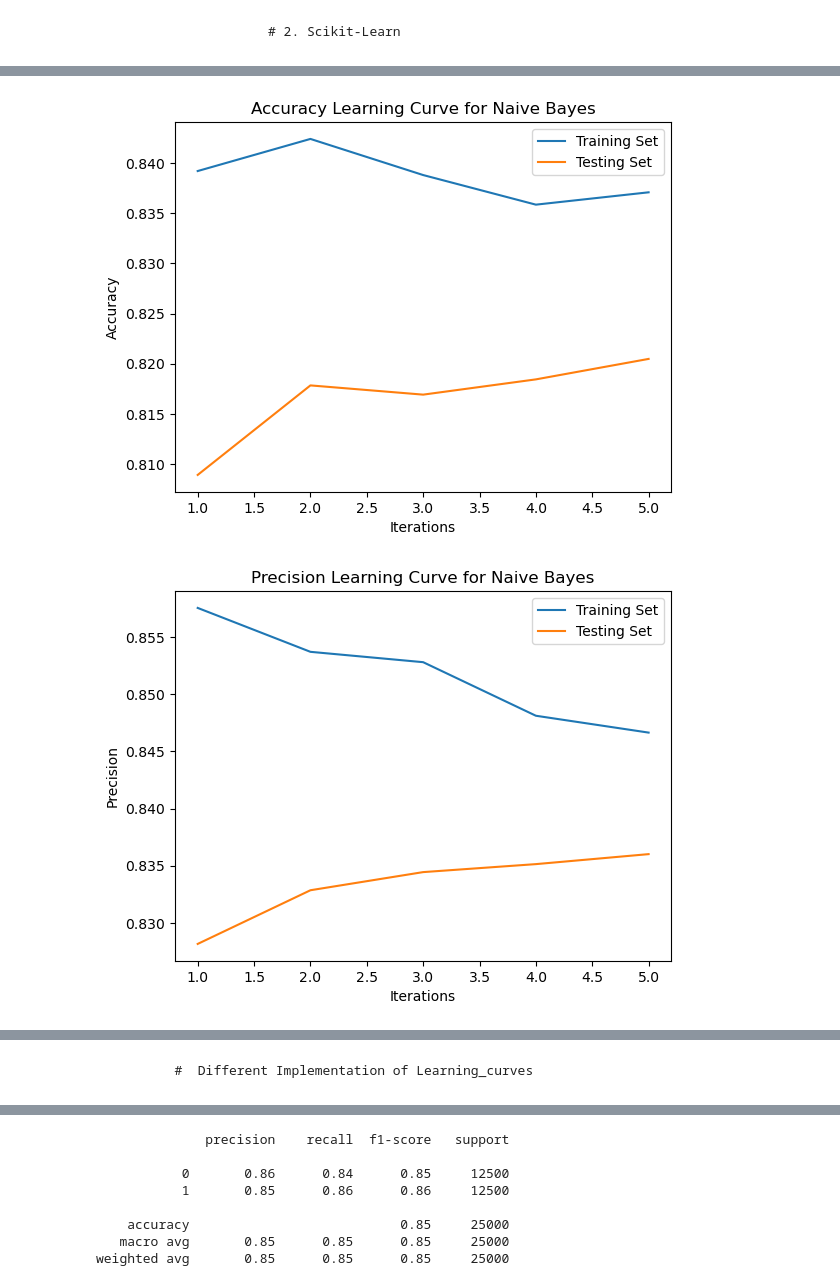
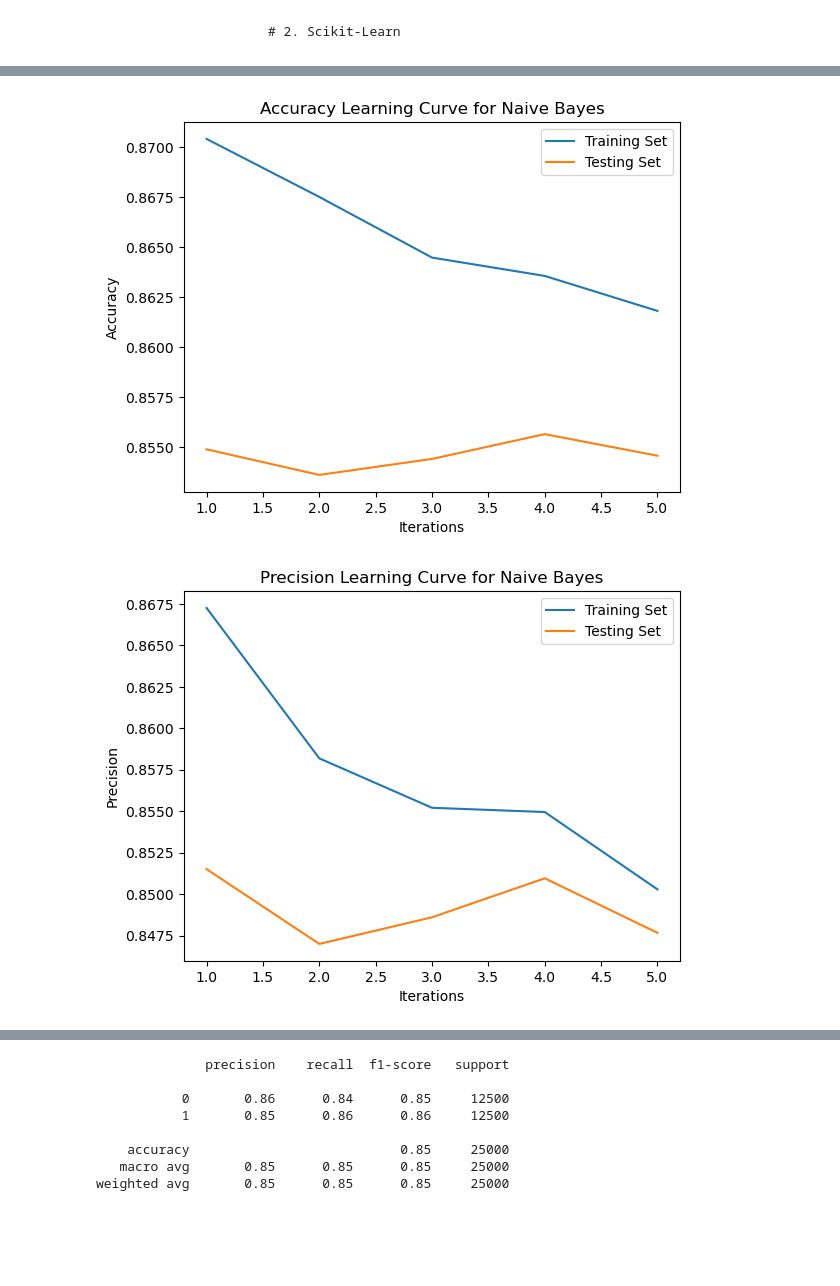
Before and after one commit to GwgwP/AI-Projects, a Jupyter notebook: secondProject/second_project.ipynb, the cells around one changed output, grey strips where cells are left out. Cells and saved outputs as stored; diff of their text form; code cells hidden in the pictures; blank space fills up the shorter version.

```diff
--- a/secondProject/second_project.ipynb
+++ b/secondProject/second_project.ipynb
@@ -342,9 +487,9 @@ nbc = NaiveBayesCustom()
 # %% [markdown]
                         # 2. Scikit-Learn
 # %%
-from sklearn.naive_bayes import GaussianNB
+from sklearn.naive_bayes import BernoulliNB
 
-nb = GaussianNB()
+nb = BernoulliNB()
 nb.fit(x_train_binary, y_train)
 print(classification_report(y_train, nb.predict(x_train_binary),
                             zero_division=1))
@@ -371,12 +516,12 @@ weighted avg       0.82      0.82      0.82     25000
 # %%
 # Use learning_curves function for GaussianNB
-nb_learning_curves = GaussianNB()
+nb_learning_curves = BernoulliNB()
 (
     nb_training_accuracy_list, nb_testing_accuracy_list,
     nb_training_precision_list, nb_testing_precision_list,
     nb_training_recall_list, nb_testing_recall_list,
     nb_training_f1_list, nb_testing_f1_list
 ) = learning_curves(nb_learning_curves, x_train_binary, y_train, x_test_binary, y_test, n_splits=5)
 # %% [output]
-[figure, old version]
+[figure, new version]
-[figure, old version]
+[figure, new version]
@@ -385,2 +529,0 @@ nb_learning_curves = GaussianNB()
-# %% [markdown]
-            #  Different Implementation of Learning_curves
```
Also changed, not shown: parts of 14 cells of this notebook.
